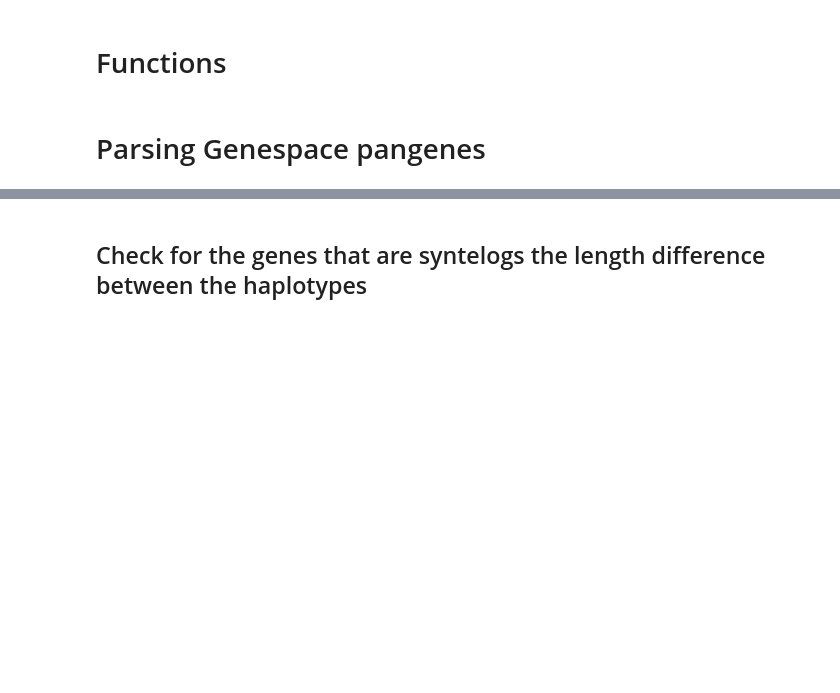
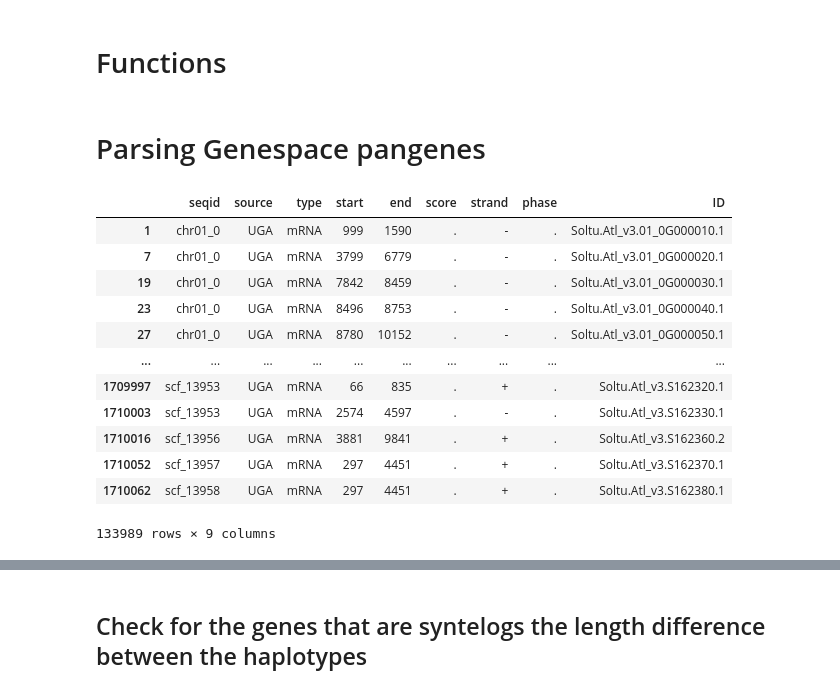
Before and after one commit to NIB-SI/syntelogfinder, a Jupyter notebook: scripts/GENESPACE.ipynb, the cells around one changed output, grey strips where cells are left out. Saved outputs shown, nothing was run; the diff lists cells and outputs as text; code cells hidden in the pictures; blank space fills up the shorter version.

```diff
--- a/scripts/GENESPACE.ipynb
+++ b/scripts/GENESPACE.ipynb
@@ -222,3 +244,37 @@ pangenes = pangenes.drop_duplicates()
+# %%
+# pangenes_file = "/scratch/nadjafn/potato-allelic-orthogroups/results/03_GENESPACE/De_v1.functional_annotations_nodigits_genespace.tsv"
+pangenes_file = "/scratch/nadjafn/potato-allelic-orthogroups/results/03_GENESPACE/ATL_v3.hc_gene_models.repr_genespace.tsv"
+# gff_file = "/scratch/nadjafn/potato-allelic-orthogroups/results/0_LongestIsofrom/Desiree.longest_isoforms.gff"
+gff_file = "/scratch/nadjafn/potato-allelic-orthogroups/results/0_LongestIsofrom/ATL_v3.hc_gene_models.repr.longest_isoforms.gff"
+
+# pangenes_file = "/scratch/nadjafn/potato-allelic-orthogroups/work/fe/f989cd4f2bfaeee4e67468fdd5ad2c/ATL_v3.hc_gene_models.repr_genespace.tsv"
+pangenes = pd.read_csv(pangenes_file, sep="\t", header=0, index_col=False)
+gff = pd.read_csv(gff_file, sep="\t", header=None, index_col=False, comment='#')
+gff.columns = ['seqid', 'source', 'type', 'start', 'end', 'score', 'strand', 'phase', 'attributes']
+# only keep the mRNA entries
+gff = gff[gff['type'] == 'mRNA']
+gff['ID'] = gff['attributes'].str.extract(r'ID=(.*?);')
+# delete the attributes column
+gff = gff.drop(columns=['attributes'])
+
+
+# drop last of the duplicated rows
+pangenes = pangenes.drop_duplicates()
+gff
+# %% [output]
+|  | seqid | source | type | start | end | score | strand | phase | ID |
+| 1 | chr01_0 | UGA | mRNA | 999 | 1590 | . | - | . | Soltu.Atl_v3.01_0G000010.1 |
+| 7 | chr01_0 | UGA | mRNA | 3799 | 6779 | . | - | . | Soltu.Atl_v3.01_0G000020.1 |
+| 19 | chr01_0 | UGA | mRNA | 7842 | 8459 | . | - | . | Soltu.Atl_v3.01_0G000030.1 |
+| 23 | chr01_0 | UGA | mRNA | 8496 | 8753 | . | - | . | Soltu.Atl_v3.01_0G000040.1 |
+| 27 | chr01_0 | UGA | mRNA | 8780 | 10152 | . | - | . | Soltu.Atl_v3.01_0G000050.1 |
+| ... | ... | ... | ... | ... | ... | ... | ... | ... | ... |
+| 1709997 | scf_13953 | UGA | mRNA | 66 | 835 | . | + | . | Soltu.Atl_v3.S162320.1 |
+| 1710003 | scf_13953 | UGA | mRNA | 2574 | 4597 | . | - | . | Soltu.Atl_v3.S162330.1 |
+| 1710016 | scf_13956 | UGA | mRNA | 3881 | 9841 | . | + | . | Soltu.Atl_v3.S162360.2 |
+| 1710052 | scf_13957 | UGA | mRNA | 297 | 4451 | . | + | . | Soltu.Atl_v3.S162370.1 |
+| 1710062 | scf_13958 | UGA | mRNA | 297 | 4451 | . | + | . | Soltu.Atl_v3.S162380.1 |
+133989 rows × 9 columns
 # %%
 # remove the + and * from the gene names
 pangenes_gene = pangenes.map(lambda x: x.replace("+", "").replace("*", "") if isinstance(x, str) else x)
```
Also changed, not shown: parts of 12 cells of this notebook, 27 other files.
